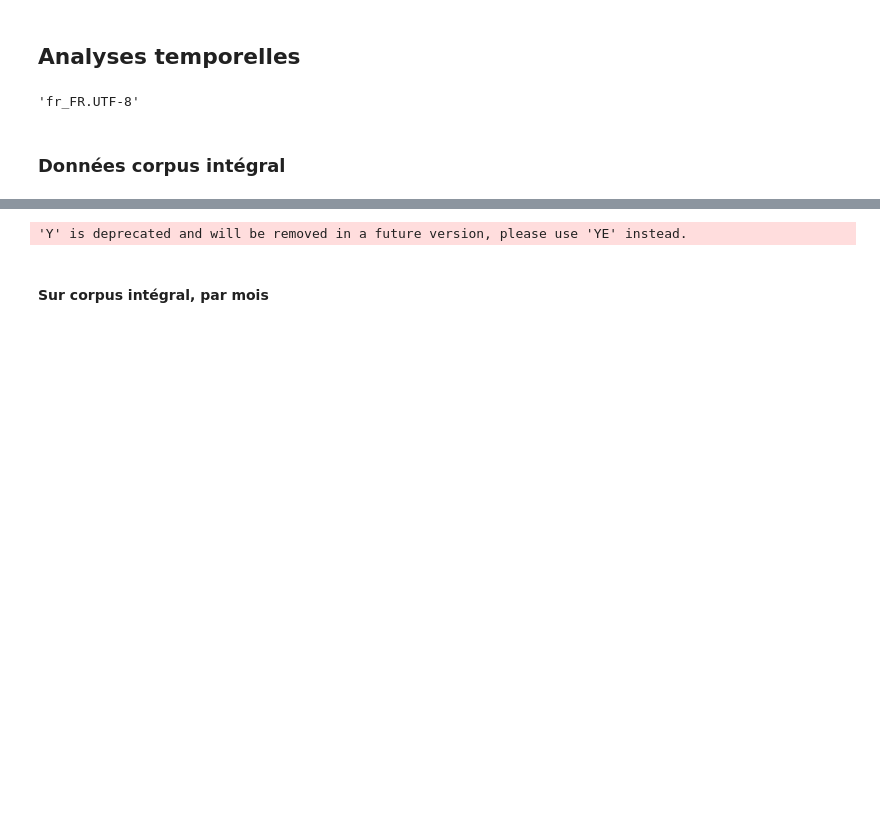
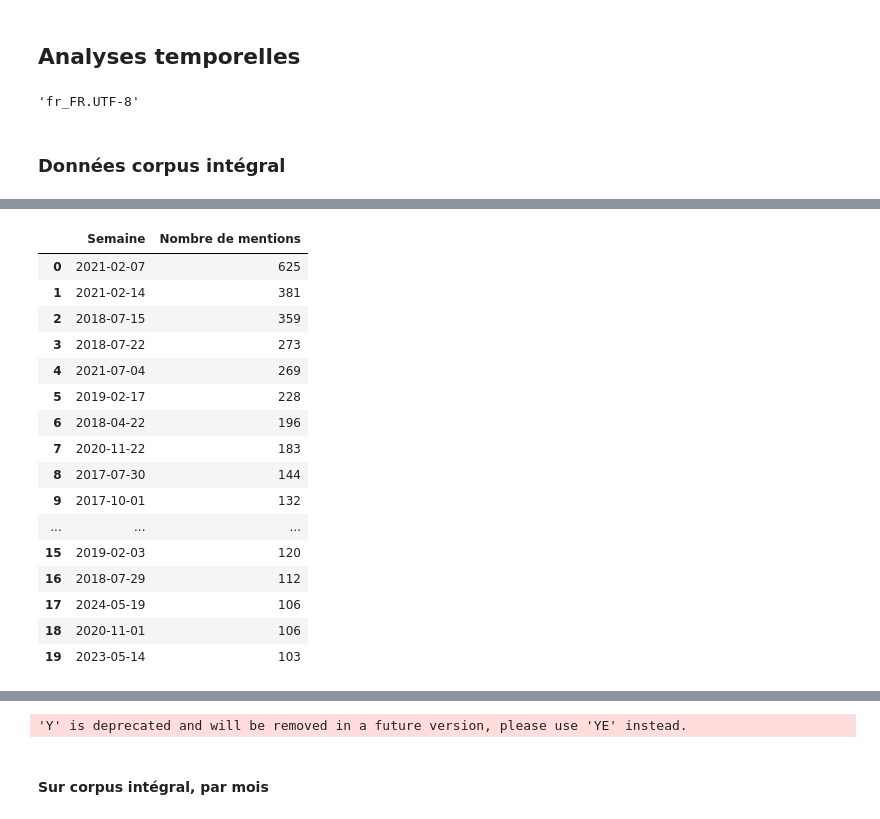
Before and after one commit to Matthias-Levalet/republique-cest-quoi, a Jupyter notebook: exploration/4- Analysis.ipynb, the cells around one changed output, grey strips where cells are left out. Saved outputs shown, nothing was run; the diff lists cells and outputs as text; code cells hidden in the pictures; blank space fills up the shorter version.

```diff
--- a/exploration/4- Analysis.ipynb
+++ b/exploration/4- Analysis.ipynb
@@ -24,0 +77,30 @@ df["dateSeance_day"] = df["dateSeance_ts"].dt.normalize()
+# %%
+# aficher les 25 dates les plus fréquentes sous forme de tableau
+table = (
+    df.resample("W", on="dateSeance_day")
+      .size()
+      .sort_values(ascending=False)
+      .head(20)
+      .reset_index()
+      .rename(columns={0: "Nombre de mentions", "dateSeance_day": "Semaine"})
+)
+
+table
+# %% [output]
+|  | Semaine | Nombre de mentions |
+| 0 | 2021-02-07 | 625 |
+| 1 | 2021-02-14 | 381 |
+| 2 | 2018-07-15 | 359 |
+| 3 | 2018-07-22 | 273 |
+| 4 | 2021-07-04 | 269 |
+| 5 | 2019-02-17 | 228 |
+| 6 | 2018-04-22 | 196 |
+| 7 | 2020-11-22 | 183 |
+| 8 | 2017-07-30 | 144 |
+| 9 | 2017-10-01 | 132 |
+| ... | ... | ... |
+| 15 | 2019-02-03 | 120 |
+| 16 | 2018-07-29 | 112 |
+| 17 | 2024-05-19 | 106 |
+| 18 | 2020-11-01 | 106 |
+| 19 | 2023-05-14 | 103 |
```
Also changed, not shown: parts of 13 cells of this notebook, 3 other files.
